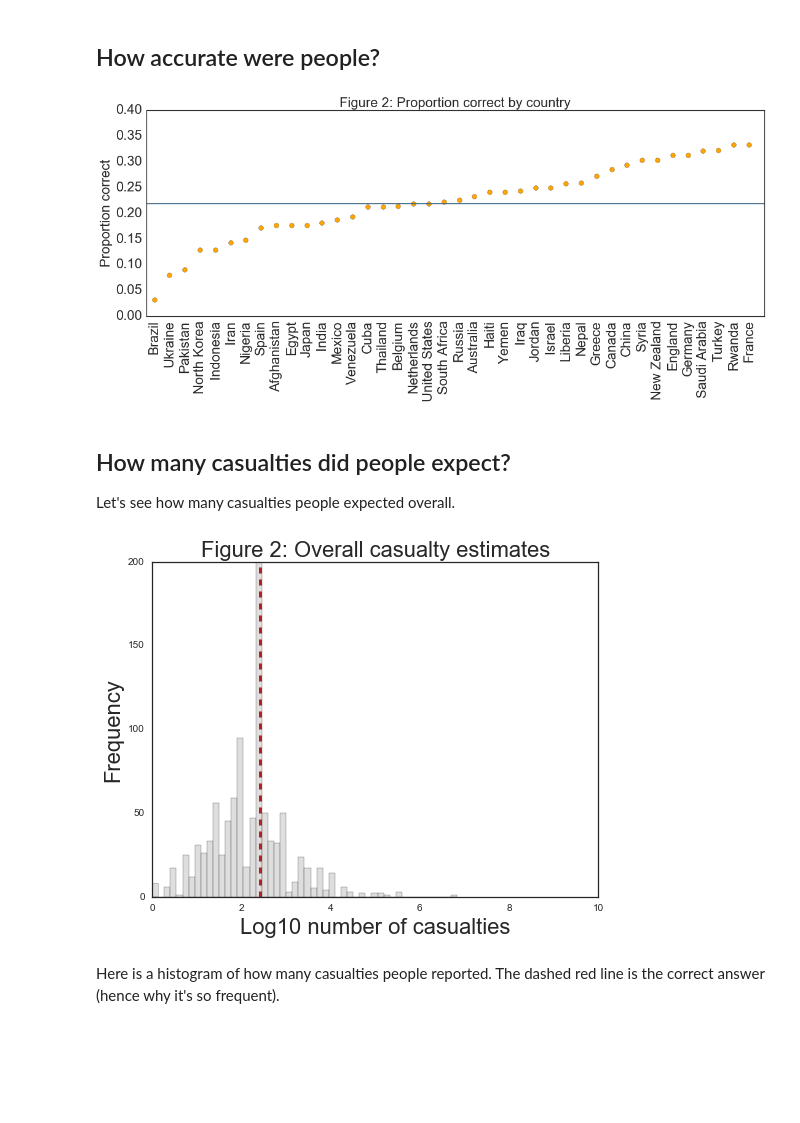
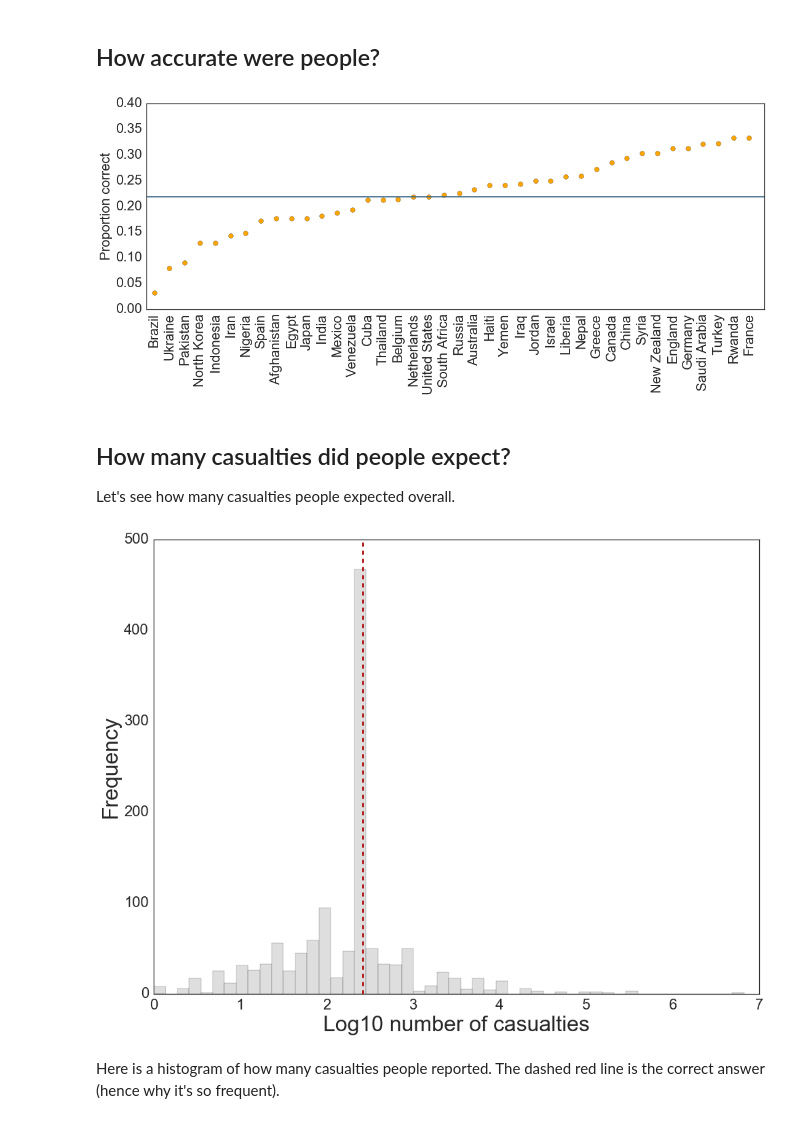
Before and after one commit to timflew/stereotype_news, a Jupyter notebook: pilot_survey_v2/Expected casualties by nationalities-Pilot 3.ipynb, the cells around one changed output. Drawn from its saved outputs; the diff is of its cells as text; code cells hidden in the pictures; blank space fills up the shorter version.

```diff
--- a/pilot_survey_v2/Expected casualties by nationalities-Pilot 3.ipynb
+++ b/pilot_survey_v2/Expected casualties by nationalities-Pilot 3.ipynb
@@ -109,7 +109,7 @@ countries2=[countries[i] for i in country_sort]
 
 plt.figure(figsize=(18,6))
 
-plt.title('Figure 2: Proportion correct by country',fontsize='22')
+#plt.title('Figure 2: Proportion correct by country',fontsize='22')
 
 # US properties
 us_prop=country_correct[3]
@@ -125,29 +125,31 @@ plt.yticks(fontsize=22)
 plt.axis([-.5, len(country_correct), 0,.4])
 plt.show()
 # %% [output]
-[figure, old version]
+[figure, new version]
 # %% [markdown]
 ## How many casualties did people expect?
 Let's see how many casualties people expected overall.
 # %%
 all_data['resp_casualties_log10']=np.log10(all_data['resp_casualties'])
 
-plt.figure(figsize=(8,6))
+plt.figure(figsize=(16,12))
 
 n, bins, patches = plt.hist(all_data['resp_casualties_log10'], 50, facecolor='lightgrey', alpha=0.75)
 
 # add a 'best fit' line
-l = plt.plot([correct_log10,correct_log10], [0,np.max(n)+10], 'b--', linewidth=3,c='firebrick')
+l = plt.plot([correct_log10,correct_log10], [0,np.max(n)+100], 'b--', linewidth=3,c='firebrick')
 
-plt.title('Figure 2: Overall casualty estimates',fontsize='22')
-plt.xlabel('Log10 number of casualties',fontsize='22')
-plt.ylabel('Frequency',fontsize='22')
-plt.axis([0, 10, 0, 200])
+#plt.title('Figure 2: Overall casualty estimates',fontsize='22')
+plt.xlabel('Log10 number of casualties',fontsize='32')
+plt.ylabel('Frequency',fontsize='32')
+plt.xticks(fontsize=22)
+plt.yticks(fontsize=22)
+plt.axis([0, 7, 0, 500])
 
 
 plt.show()
 # %% [output]
-[figure, old version]
+[figure, new version]
 # %% [markdown]
 Here is a histogram of how many casualties people reported. The dashed red line is the correct answer (hence why it's so frequent).
 # %% [markdown]
```
Also changed, not shown: parts of 4 cells of this notebook, 9 other files.
